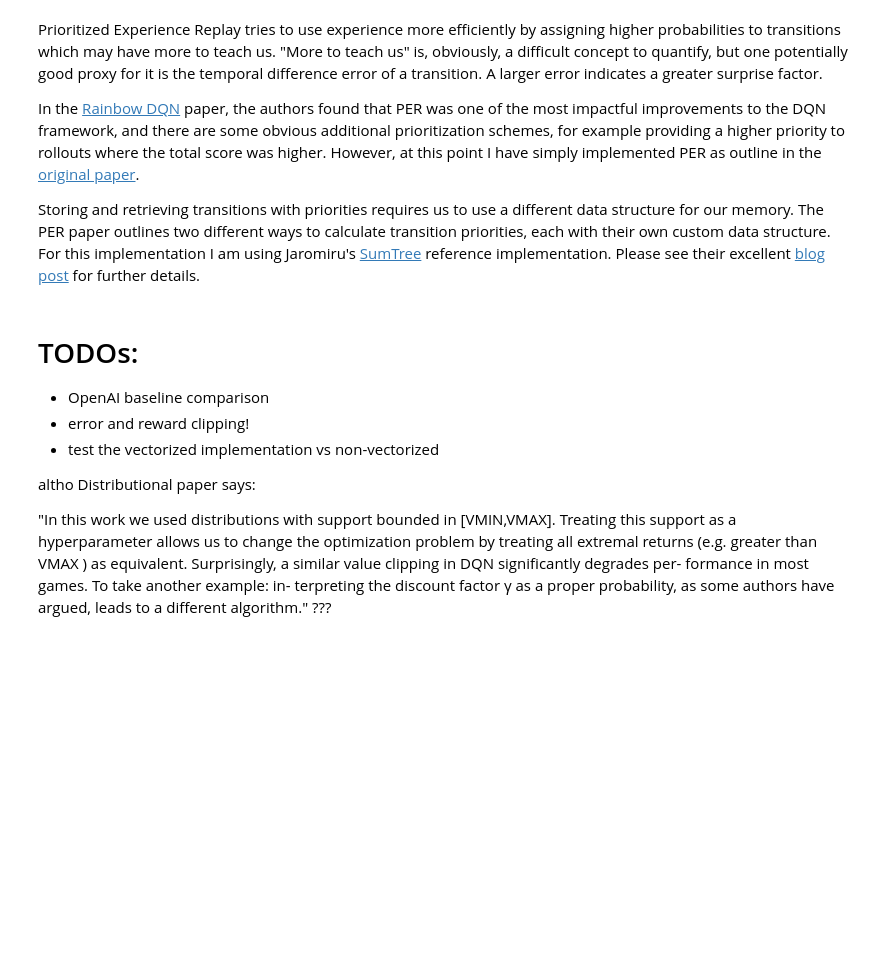
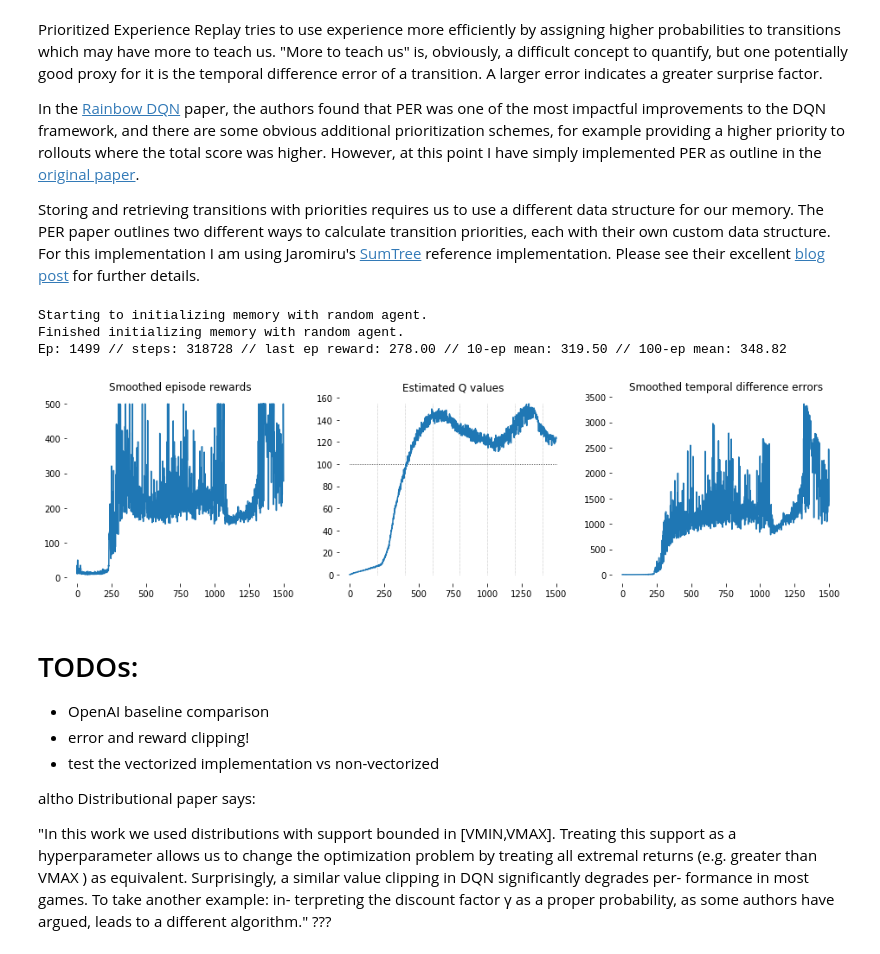
Before and after one commit to liavkoren/ai-ml-rl, a Jupyter notebook: dqn_implementations/mine/DQN part 1.ipynb, the cells around one changed output. Drawn from its saved outputs; the diff is of its cells as text; code cells hidden in the pictures; blank space fills up the shorter version.

Commit message:
Finishes initial PER implementation.

```diff
--- a/dqn_implementations/mine/DQN part 1.ipynb
+++ b/dqn_implementations/mine/DQN part 1.ipynb
@@ -80,7 +80,7 @@ class DqnBaseClass:
     epsilon_min = attr.ib(default=0.01)
     annealing_const = attr.ib(default=.001)  # aka Lambda
     minibatch_size = attr.ib(default=64)
-    memory_size = attr.ib(default=1e6)
+    memory_size = attr.ib(default=int(1e6))
     num_episodes = attr.ib(default=1000)  # num of episodes in a training epoch
     num_hidden_units = attr.ib(default=64)
     render_every = attr.ib(default=20)  # set to zero to turn off rendering
@@ -407,7 +407,7 @@ from SumTree import SumTree
 
 
 @attr.s
-class Memory:
+class PriorityMemory:
     size = attr.ib()
     batch_size = attr.ib()
     epsilon = attr.ib(default=0.01)
@@ -445,3 +540,28 @@ class Memory:
+# %%
+per = PrioritizedDqn(cartpole, num_episodes=1500)
+per.run()
+# %% [output]
+Starting to initializing memory with random agent.
+Finished initializing memory with random agent.
+Ep: 1499 // steps: 318728 // last ep reward: 278.00 // 10-ep mean: 319.50 // 100-ep mean: 348.82
+# %%
+fig, axes = plt.subplots(1, 3, figsize=(16, 4))
+spines_off(axes)
+ax1, ax2, ax3 = axes
+vlines = [per.update_target_every * i for i in range(1, per.num_episodes//per.update_target_every + 1)]
+
+ax1.plot(np.array(per.episode_rewards))
+ax1.set_title('Smoothed episode rewards')
+
+ax2.plot(per.target_net_q_values)
+ax2.set_title('Estimated Q values')
+ax2.hlines(100, 0, len(per.target_net_q_values), linestyles='dotted', linewidth=0.75)
+ax2.vlines(vlines, 0, max(per.target_net_q_values), linestyles='dotted', linewidth=0.5, alpha=0.5);
+
+ax3.plot(np.array(per.td_errors))
+ax3.set_title('Smoothed temporal difference errors');
+# %% [output]
+[figure, added]
 # %% [markdown]
 # TODOs:
 
```
Also changed, not shown: parts of 1 cell of this notebook.
